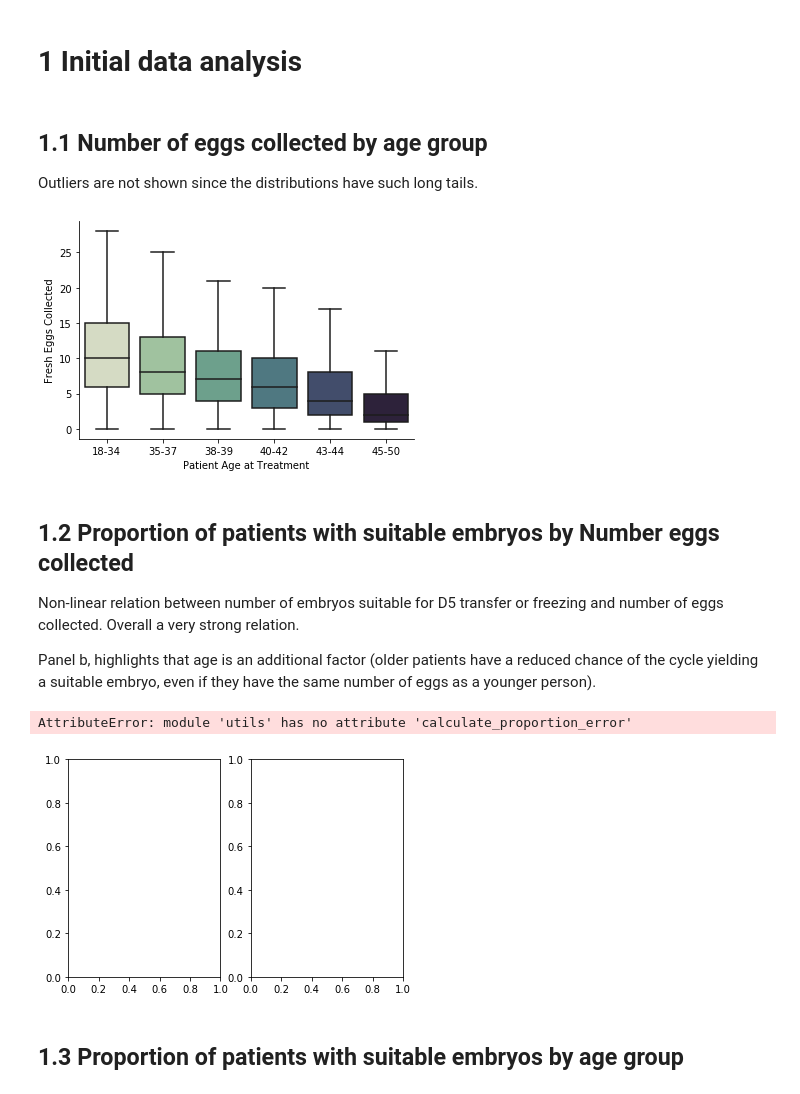
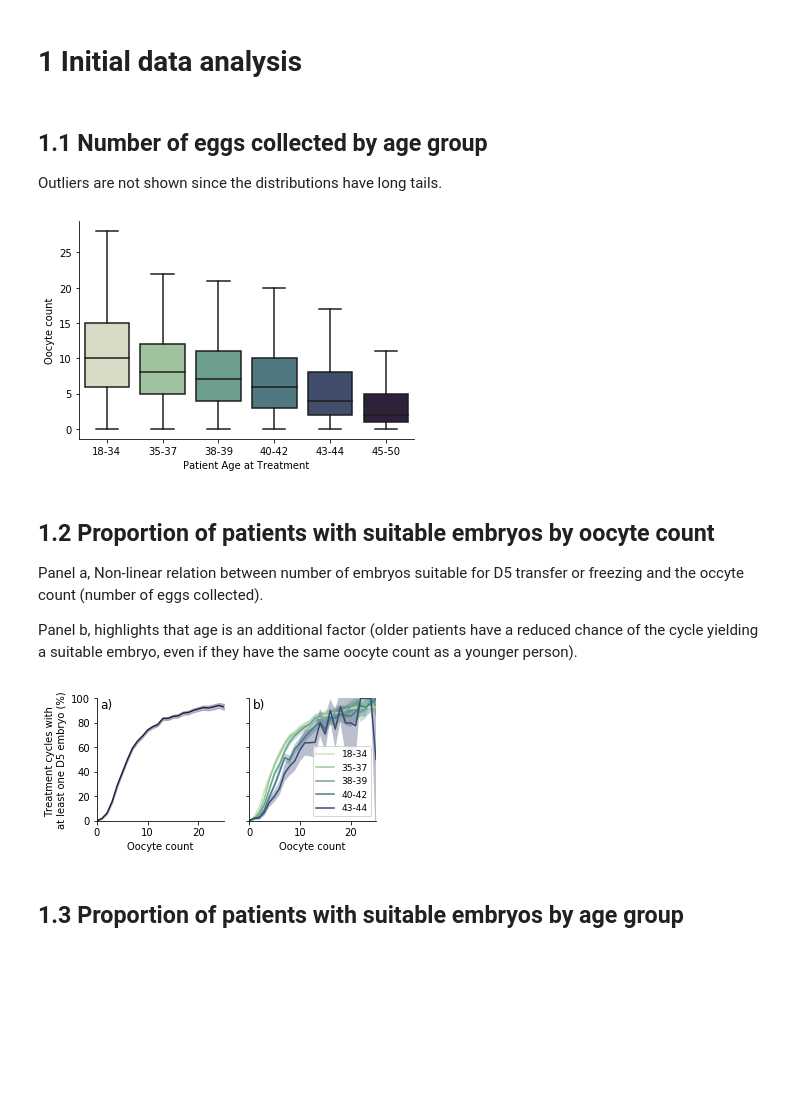
Before and after one commit to FChmiel/ivf_embryo_prediction, a Jupyter notebook: HFEA_prediction_model.ipynb, the cells around one changed output. Cells and saved outputs as stored; diff of their text form; code cells hidden in the pictures; blank space fills up the shorter version.

```diff
--- a/HFEA_prediction_model.ipynb
+++ b/HFEA_prediction_model.ipynb
@@ -72,22 +78,22 @@ Name: target, dtype: int64
 # %% [markdown]
 ## 1.1 Number of eggs collected by age group
 
-Outliers are not shown since the distributions have such long tails.
+Outliers are not shown since the distributions have long tails.
 # %%
 fig, ax = plt.subplots()
 sns.boxplot(x='Patient Age at Treatment', y='Fresh Eggs Collected', ax=ax, data=df,
            order=age_groups, showfliers=False)
-
+ax.set_ylabel('Oocyte count')
 utils.remove_axes(ax)
 plt.savefig('images/eggs_collected_by_age.png', dpi=300, bbox_inches='tight')
 # %% [output]
-[figure, old version]
+[figure, new version]
 # %% [markdown]
-## 1.2 Proportion of patients with suitable embryos by Number eggs collected
+## 1.2 Proportion of patients with suitable embryos by oocyte count
 
-Non-linear relation between number of embryos suitable for D5 transfer or freezing and number of eggs collected. Overall a very strong relation.
+Panel a, Non-linear relation between number of embryos suitable for D5 transfer or freezing and the occyte count (number of eggs collected).
 
-Panel b, highlights that age is an additional factor (older patients have a reduced chance of the cycle yielding a suitable embryo, even if they have the same number of eggs as a younger person).
+Panel b, highlights that age is an additional factor (older patients have a reduced chance of the cycle yielding a suitable embryo, even if they have the same oocyte count as a younger person).
 # %%
 fig, axs = plt.subplots(ncols=2)
 
@@ -96,38 +102,38 @@ fig, axs = plt.subplots(ncols=2)
 egg_outcome = df.groupby('Fresh Eggs Collected')['target'].agg(['mean','count'])
 mean_error = utils.calculate_proportion_error(egg_outcome['mean'].values, egg_outcome['count'].values)
 
 utils.plot_line_with_confidence(x=egg_outcome.index,
                           y=egg_outcome['mean'].values*100,
                           err=mean_error*100,
                           ax=axs[0],
                           plot_params={'color':colors[-1], 'lw':1.5},
                           fill_params={'color':colors[-2], 'alpha':0.35})
 
 # plot for segregated by age
 for age in age_groups[:-1]:
     mask = df['Patient Age at Treatment']==age
     egg_outcome = df[mask].groupby('Fresh Eggs Collected')['target'].agg(['mean','count'])
     mean_error = utils.calculate_proportion_error(egg_outcome['mean'].values, egg_outcome['count'].values)
 
     utils.plot_line_with_confidence(x=egg_outcome.index,
                               y=egg_outcome['mean'].values*100,
                               err=mean_error*100,
                               ax=axs[1],
                               plot_params={'label':age, 'lw':1.5},
                               fill_params={'alpha':0.35})
 
 # tidy up plots and add labels
 axs[1].legend(fontsize=9)
 plt.setp(axs[1].get_yticklabels(), visible=False)
 axs[0].set_ylabel('Treatment cycles with \nat least one D5 embryo (%)')
 for ax in axs:
-    ax.set_xlabel('Number of eggs collected')
-fig.set_size_inches(5,2.5)
-axs[0].text(0,90,'a)')
+    ax.set_xlabel('Oocyte count')
+fig.set_size_inches(5,2.25)
+axs[0].text(0.75, 92, 'a)', fontsize=12)
+axs[1].text(0.75, 92, 'b)', fontsize=12)
 plt.savefig('images/cycles_with_suitable_embryos.png', dpi=300, bbox_inches='tight')
 # %% [output]
-AttributeError: module 'utils' has no attribute 'calculate_proportion_error'
-[figure, old version]
+[figure, new version]
 # %% [markdown]
 ## 1.3 Proportion of patients with suitable embryos by age group
 # %%
```
Also changed, not shown: parts of 47 cells of this notebook, 9 other files.
